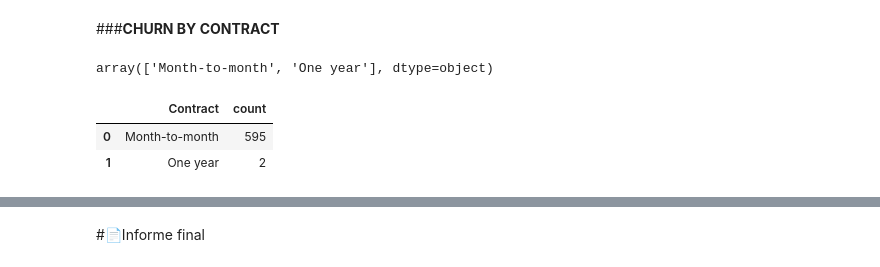
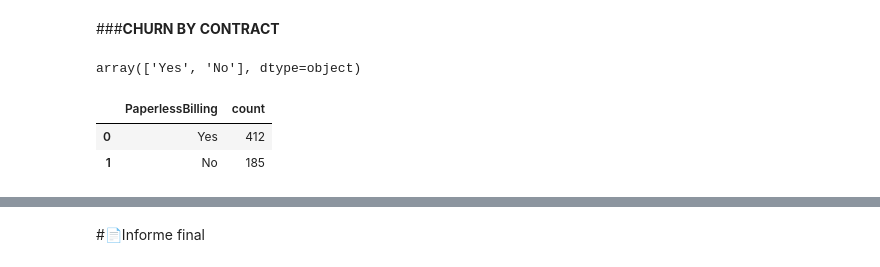
Before and after one commit to dialejo/Telecom-x, a Jupyter notebook: telecom_x_churn_analysis.ipynb, the cells around one changed output, grey strips where cells are left out. Drawn from its saved outputs; the diff is of its cells as text; code cells hidden in the pictures.

```diff
--- a/telecom_x_churn_analysis.ipynb
+++ b/telecom_x_churn_analysis.ipynb
@@ -542,13 +542,13 @@ plt.show()
 # %% [markdown]
 ###**CHURN BY CONTRACT**
 # %%
-df_analisis_02_tenurer['Contract'].unique()
+df_analisis_02_tenurer['PaperlessBilling'].unique()
 # %% [output]
-array(['Month-to-month', 'One year'], dtype=object)
+array(['Yes', 'No'], dtype=object)
 # %%
-conteo_by_contract = df_analisis_02_tenurer['Contract'].value_counts().reset_index().sort_values(by='count',ascending=False)
-conteo_by_contract.head()
+conteo_by_paperlessbilling= df_analisis_02_tenurer['PaperlessBilling'].value_counts().reset_index().sort_values(by='count',ascending=False)
+conteo_by_paperlessbilling.head()
 # %% [output]
-|  | Contract | count |
-| 0 | Month-to-month | 595 |
-| 1 | One year | 2 |
+|  | PaperlessBilling | count |
+| 0 | Yes | 412 |
+| 1 | No | 185 |
```
Also changed, not shown: parts of 5 cells of this notebook, 2 other files.
